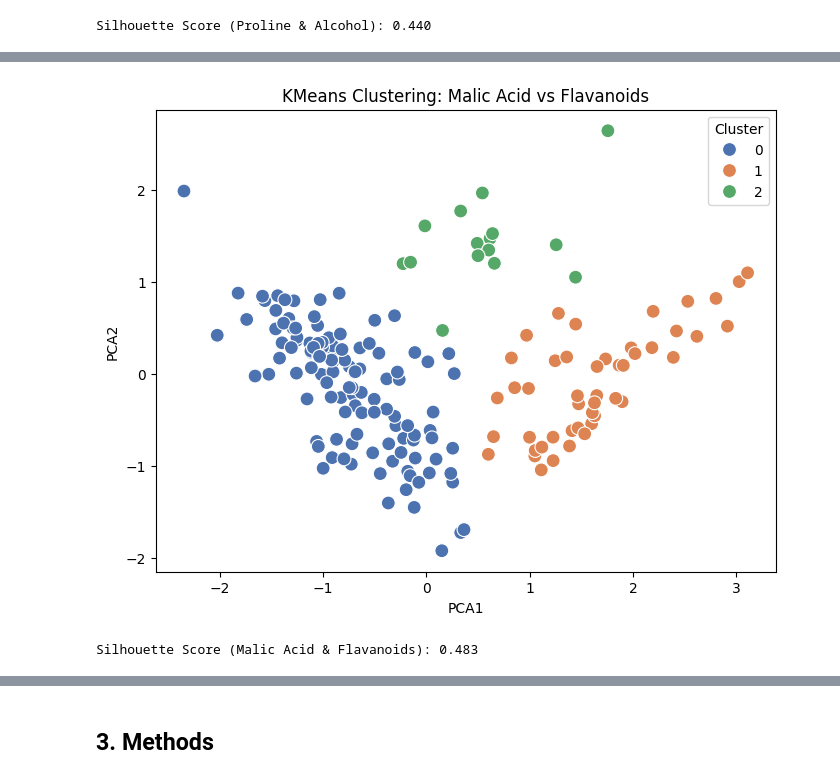
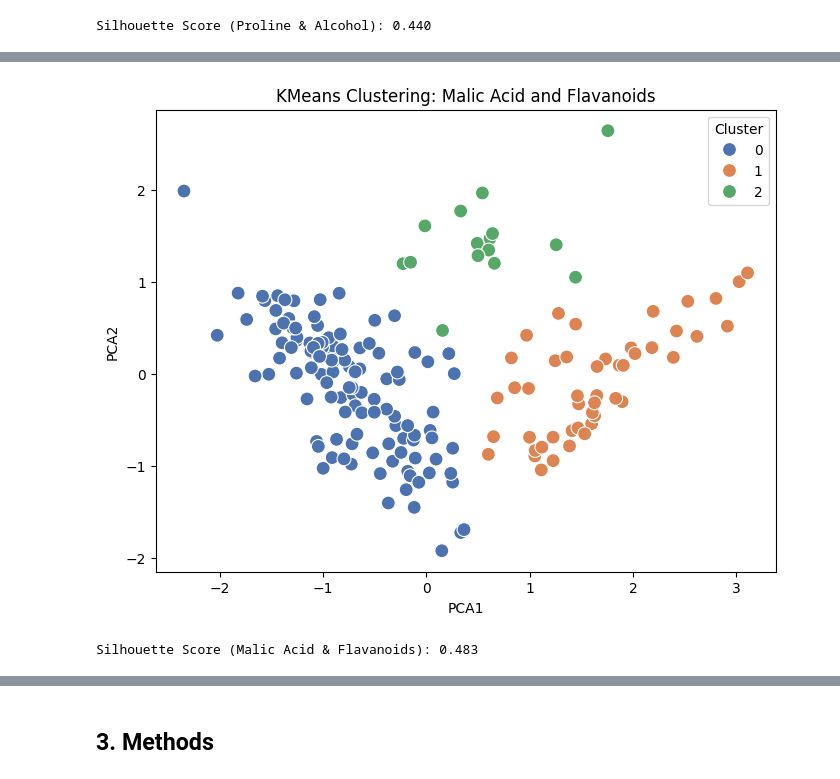
Before and after one commit to zenatron/itcs-3162-final, a Jupyter notebook: final-project.ipynb, the cells around one changed output, grey strips where cells are left out. Cells and saved outputs as stored; diff of their text form; code cells hidden in the pictures.

```diff
--- a/final-project.ipynb
+++ b/final-project.ipynb
@@ -264,28 +264,28 @@ Silhouette Score (Total Phenols & Flavanoids): 0.481
 # %%
 # Select features
 X = wine_df[['Malic acid', 'Flavanoids']]
 
 # Standardize
 wine_scaled = scaler.fit_transform(X)
 
 # KMeans clustering
 kmeans = KMeans(n_clusters=3, random_state=42)
 kmeans.fit(wine_scaled)
 
 # PCA transformation for visualization
 pca_components = pca.fit_transform(wine_scaled)
 pca_df = pd.DataFrame(pca_components, columns=['PCA1', 'PCA2'])
 pca_df['Cluster'] = kmeans.labels_
 
 # Plot
 plt.figure(figsize=(8, 6))
 sns.scatterplot(data=pca_df, x='PCA1', y='PCA2', hue='Cluster', palette='deep', s=100)
-plt.title('KMeans Clustering: Malic Acid vs Flavanoids')
+plt.title('KMeans Clustering: Malic Acid and Flavanoids')
 plt.show()
 
 # Evaluate clustering
 silh_score = silhouette_score(wine_scaled, kmeans.labels_)
 print(f"Silhouette Score (Malic Acid & Flavanoids): {silh_score:.3f}")
 # %% [output]
-[figure, old version]
+[figure, new version]
 Silhouette Score (Malic Acid & Flavanoids): 0.483
```
Also changed, not shown: parts of 10 cells of this notebook.
